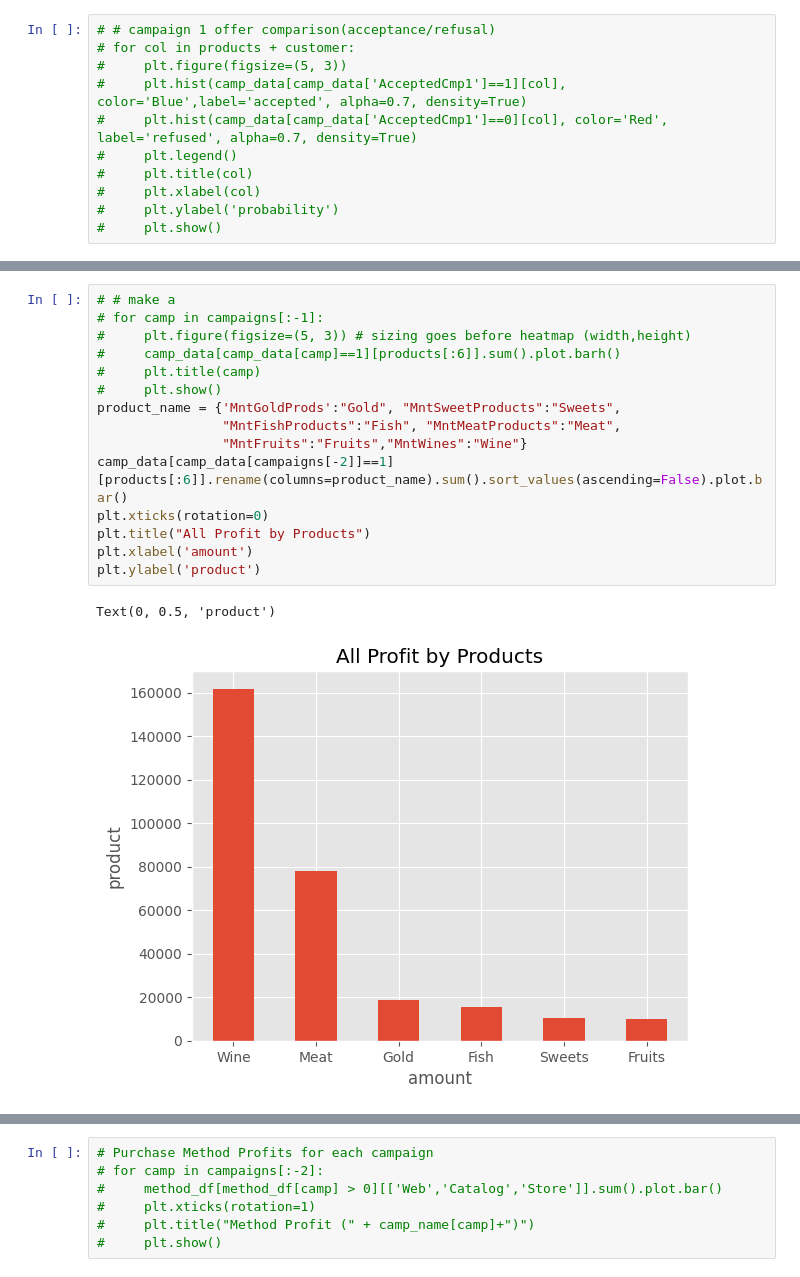
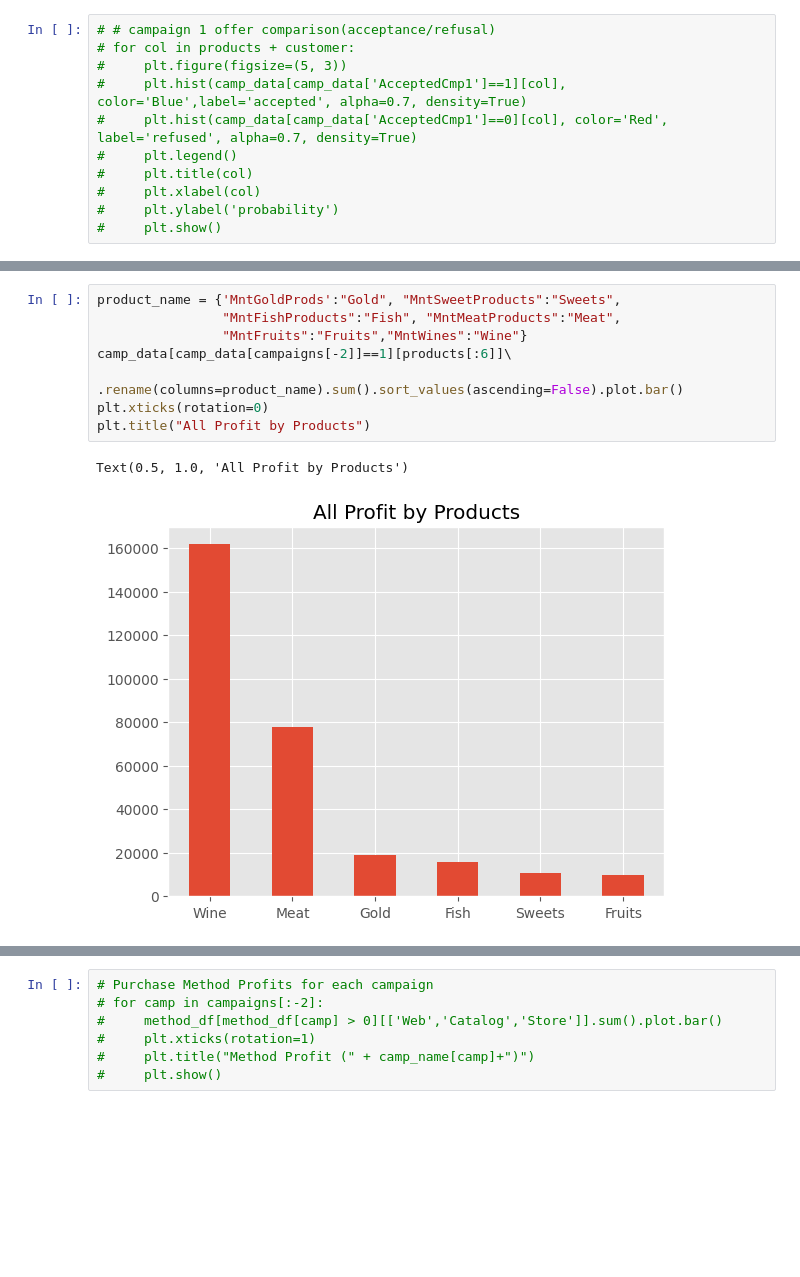
Before and after one commit to DottL/MarketingAnalysis, a Jupyter notebook: MarketingCampaignsAnalysis.ipynb, the cells around one changed output, grey strips where cells are left out. Saved outputs shown, nothing was run; the diff lists cells and outputs as text; blank space fills up the shorter version.

```diff
--- a/MarketingCampaignsAnalysis.ipynb
+++ b/MarketingCampaignsAnalysis.ipynb
@@ -145,21 +180,14 @@ plt.show()
 # %%
-# # make a
-# for camp in campaigns[:-1]:
-#     plt.figure(figsize=(5, 3)) # sizing goes before heatmap (width,height)
-#     camp_data[camp_data[camp]==1][products[:6]].sum().plot.barh()
-#     plt.title(camp)
-#     plt.show()
 product_name = {'MntGoldProds':"Gold", "MntSweetProducts":"Sweets",
                 "MntFishProducts":"Fish", "MntMeatProducts":"Meat",
                 "MntFruits":"Fruits","MntWines":"Wine"}
-camp_data[camp_data[campaigns[-2]]==1][products[:6]].rename(columns=product_name).sum().sort_values(ascending=False).plot.bar()
+camp_data[camp_data[campaigns[-2]]==1][products[:6]]\
+                .rename(columns=product_name).sum().sort_values(ascending=False).plot.bar()
 plt.xticks(rotation=0)
 plt.title("All Profit by Products")
-plt.xlabel('amount')
-plt.ylabel('product')
 # %% [output]
-Text(0, 0.5, 'product')
+Text(0.5, 1.0, 'All Profit by Products')
-[figure, old version]
+[figure, new version]
 # %%
 #Profit by Purchase Method in all campaign
 method_names = {'NumWebPurchases':'Web', 'NumCatalogPurchases':'Catalog', 'NumStorePurchases':'Store'}
```
Also changed, not shown: parts of 39 cells of this notebook.
